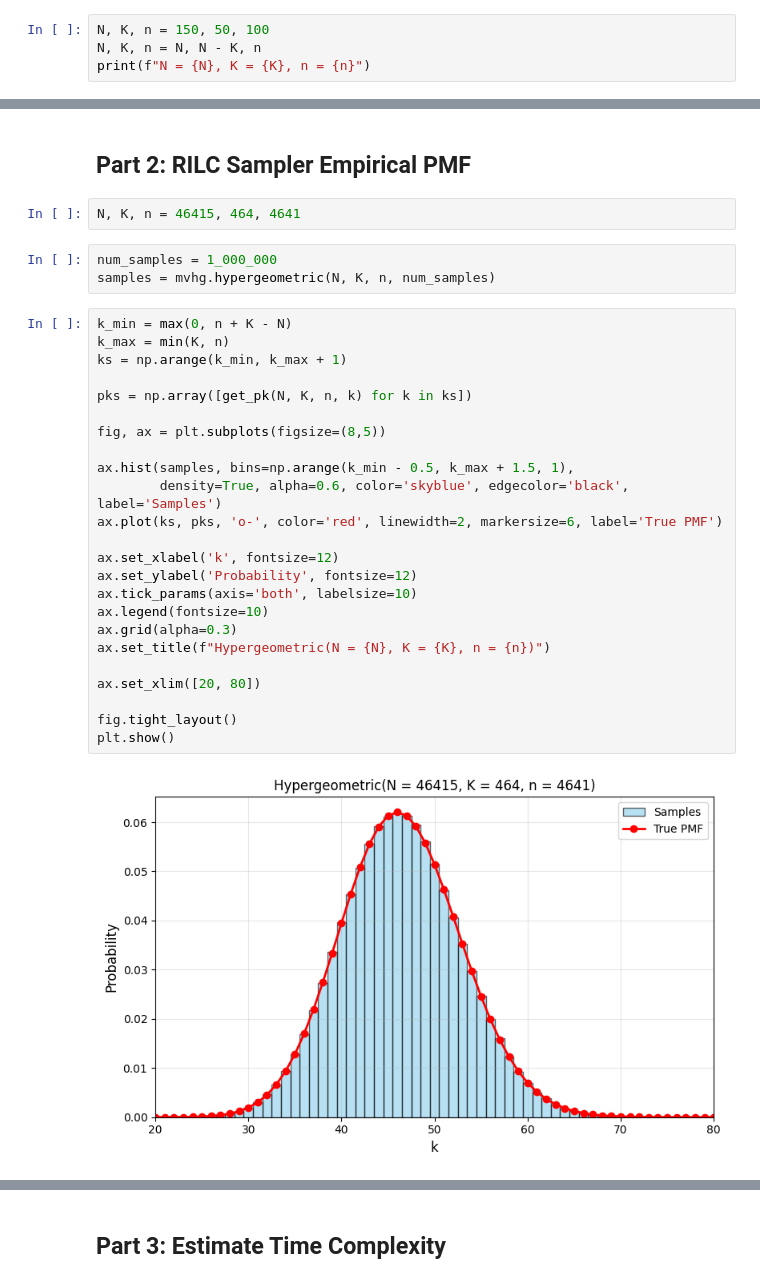
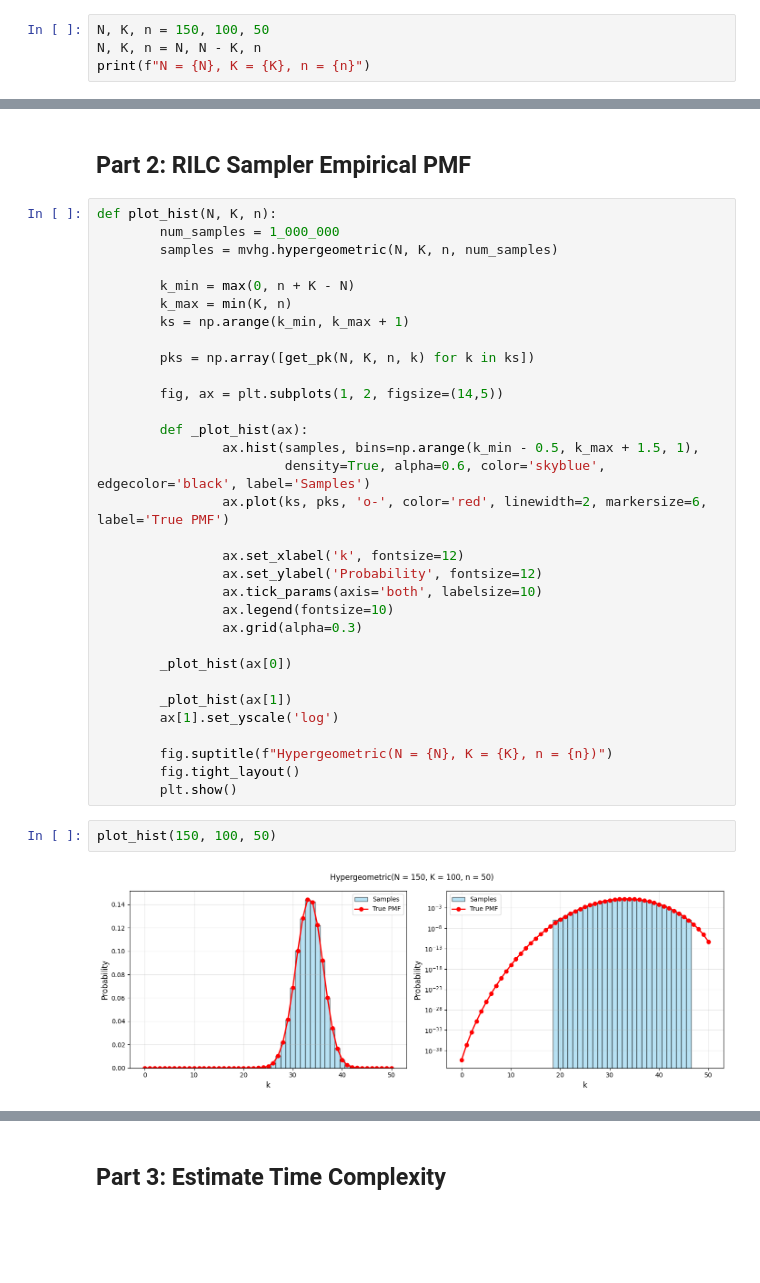
Before and after one commit to spsvihla/mvhg, a Jupyter notebook: notebooks/demo.ipynb, the cells around one changed output, grey strips where cells are left out. Cells and saved outputs as stored; diff of their text form; blank space fills up the shorter version.

Commit message:
Add: log-scale plot in demo.ipynb

```diff
--- a/notebooks/demo.ipynb
+++ b/notebooks/demo.ipynb
@@ -20,7 +20,7 @@ def get_log_pk(N, K, n, k):
 def get_pk(N, K, n, k):
     return np.exp(get_log_pk(N, K, n, k))
 # %%
-N, K, n = 150, 50, 100
+N, K, n = 150, 100, 50
 N, K, n = N, N - K, n
 print(f"N = {N}, K = {K}, n = {n}")
 # %% [output]
@@ -109,33 +109,38 @@ plt.show()
 # %% [markdown]
 ## Part 2: RILC Sampler Empirical PMF
-# %%
-N, K, n = 46415, 464, 4641
-# %%
-num_samples = 1_000_000
-samples = mvhg.hypergeometric(N, K, n, num_samples)
-# %%
-k_min = max(0, n + K - N)
-k_max = min(K, n)
-ks = np.arange(k_min, k_max + 1)
-
-pks = np.array([get_pk(N, K, n, k) for k in ks])
-
-fig, ax = plt.subplots(figsize=(8,5))
-
-ax.hist(samples, bins=np.arange(k_min - 0.5, k_max + 1.5, 1),
-        density=True, alpha=0.6, color='skyblue', edgecolor='black', label='Samples')
-ax.plot(ks, pks, 'o-', color='red', linewidth=2, markersize=6, label='True PMF')
-
-ax.set_xlabel('k', fontsize=12)
-ax.set_ylabel('Probability', fontsize=12)
-ax.tick_params(axis='both', labelsize=10)
-ax.legend(fontsize=10)
-ax.grid(alpha=0.3)
-ax.set_title(f"Hypergeometric(N = {N}, K = {K}, n = {n})")
-
-ax.set_xlim([20, 80])
-
-fig.tight_layout()
-plt.show()
-# %% [output]
-[figure, removed]
+# %%
+def plot_hist(N, K, n):
+        num_samples = 1_000_000
+        samples = mvhg.hypergeometric(N, K, n, num_samples)
+
+        k_min = max(0, n + K - N)
+        k_max = min(K, n)
+        ks = np.arange(k_min, k_max + 1)
+
+        pks = np.array([get_pk(N, K, n, k) for k in ks])
+
+        fig, ax = plt.subplots(1, 2, figsize=(14,5))
+
+        def _plot_hist(ax):
+                ax.hist(samples, bins=np.arange(k_min - 0.5, k_max + 1.5, 1),
+                        density=True, alpha=0.6, color='skyblue', edgecolor='black', label='Samples')
+                ax.plot(ks, pks, 'o-', color='red', linewidth=2, markersize=6, label='True PMF')
+
+                ax.set_xlabel('k', fontsize=12)
+                ax.set_ylabel('Probability', fontsize=12)
+                ax.tick_params(axis='both', labelsize=10)
+                ax.legend(fontsize=10)
+                ax.grid(alpha=0.3)
+
+        _plot_hist(ax[0])
+
+        _plot_hist(ax[1])
+        ax[1].set_yscale('log')
+
+        fig.suptitle(f"Hypergeometric(N = {N}, K = {K}, n = {n})")
+        fig.tight_layout()
+        plt.show()
+# %%
+plot_hist(150, 100, 50)
+# %% [output]
+[figure, added]
```
Also changed, not shown: parts of 6 cells of this notebook.
